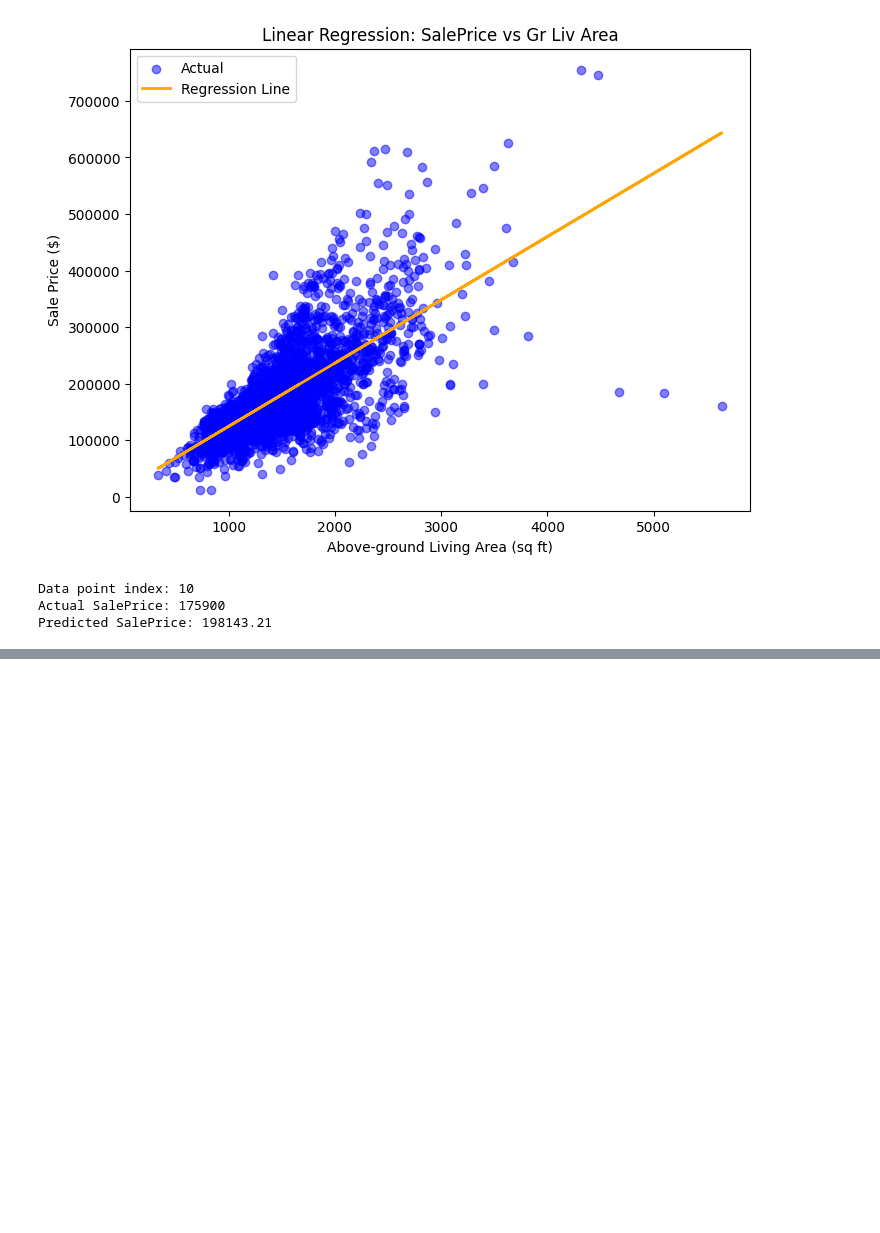
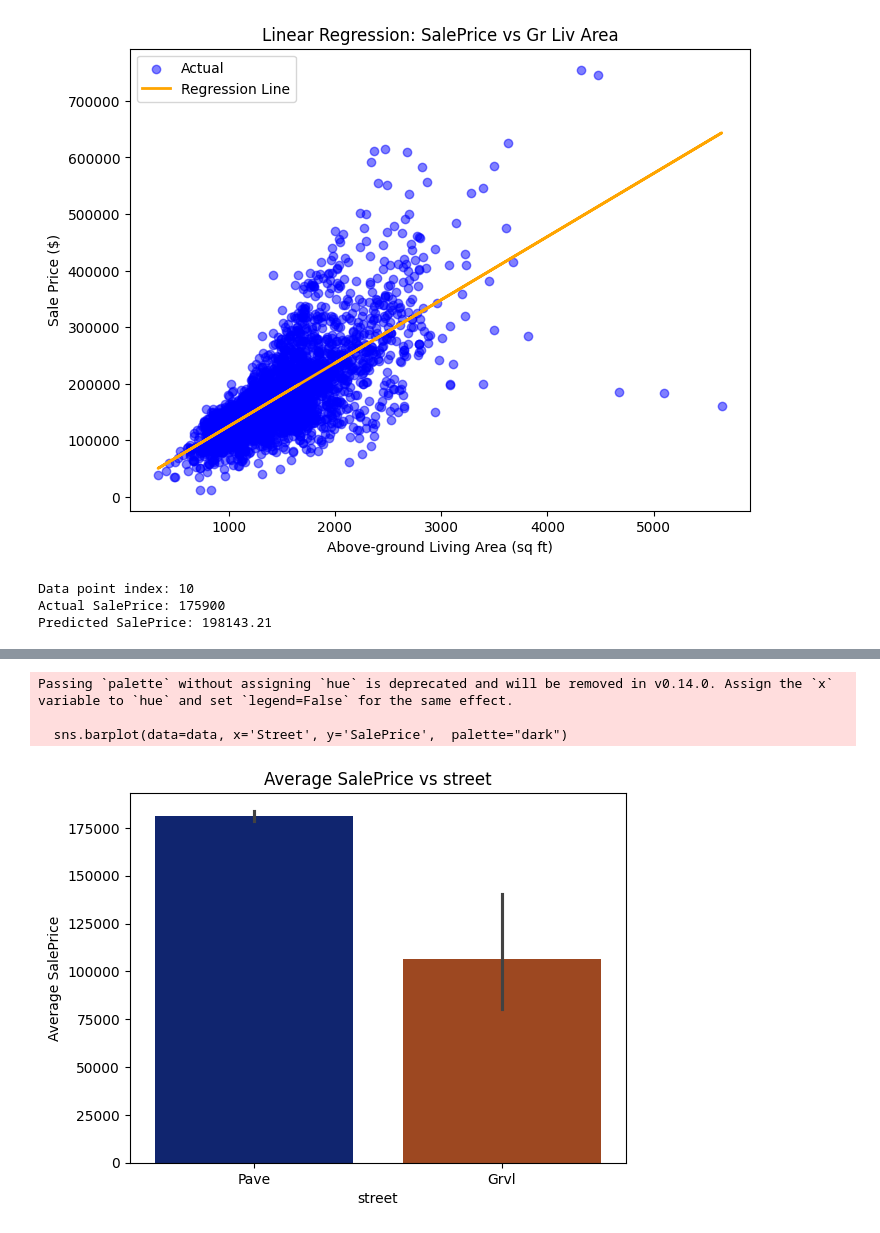
Before and after one commit to chiracarla/lab1, a Jupyter notebook: lab1_redo.ipynb, the cells around one changed output, grey strips where cells are left out. Saved outputs shown, nothing was run; the diff lists cells and outputs as text; code cells hidden in the pictures; blank space fills up the shorter version.

```diff
--- a/lab1_redo.ipynb
+++ b/lab1_redo.ipynb
@@ -378,0 +452,31 @@ data.shape
+# %%
+data['Central Air'] = data['Central Air'].replace({
+    'Y' :	1,
+       'N' : 0
+})
+# %%
+data['Kitchen Qual'] = data['Kitchen Qual'].replace({
+    'Ex' :	5,
+       'Gd' : 4,
+       'TA':	3,
+       'Fa': 2,
+       'Po': 1
+})
+# %%
+data['Garage Qual'] = data['Garage Qual'].replace({
+    'Ex' :	5,
+       'Gd' : 4,
+       'TA':	3,
+       'Fa': 2,
+       'Po': 1,
+       'NoGarage' : 0
+})
+# %%
+data['Garage Cond'] = data['Garage Cond'].replace({
+    'Ex' :	5,
+       'Gd' : 4,
+       'TA':	3,
+       'Fa': 2,
+       'Po': 1,
+       'NoGarage' : 0
+})
@@ -378,0 +495,11 @@ data.shape
+# %%
+sns.barplot(data=data, x='Street', y='SalePrice',  palette="dark")
+plt.title("Average SalePrice vs street")
+plt.xlabel("street")
+plt.ylabel("Average SalePrice")
+plt.show()
+# %% [output]
+Passing `palette` without assigning `hue` is deprecated and will be removed in v0.14.0. Assign the `x` variable to `hue` and set `legend=False` for the same effect.
+
+  sns.barplot(data=data, x='Street', y='SalePrice',  palette="dark")
+[figure, added]
```
Also changed, not shown: parts of 11 cells of this notebook, 2 other files.
